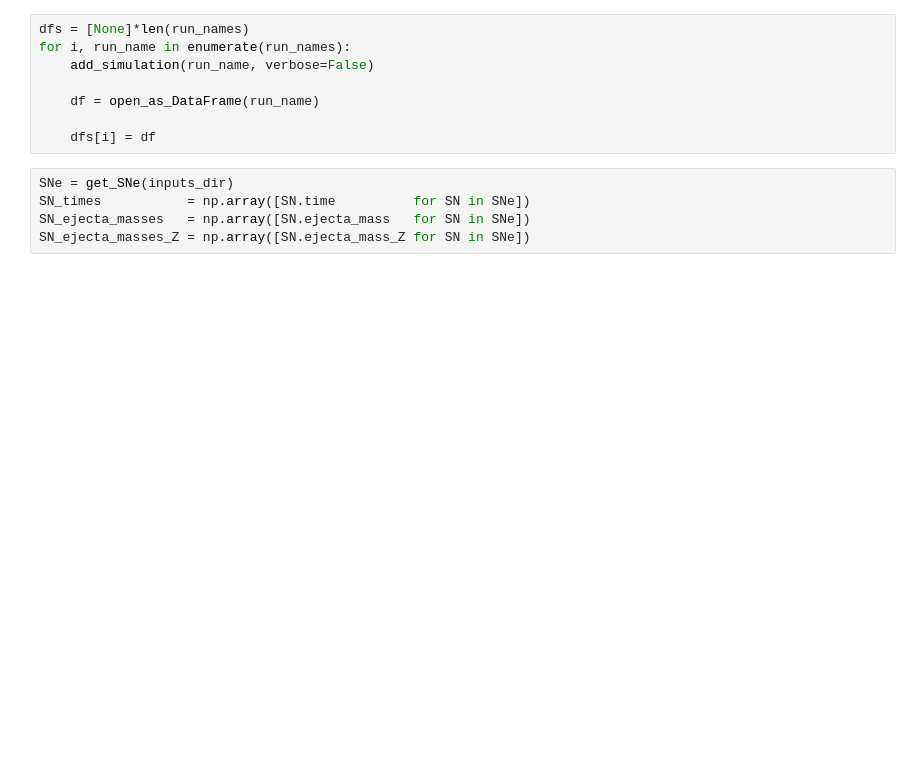
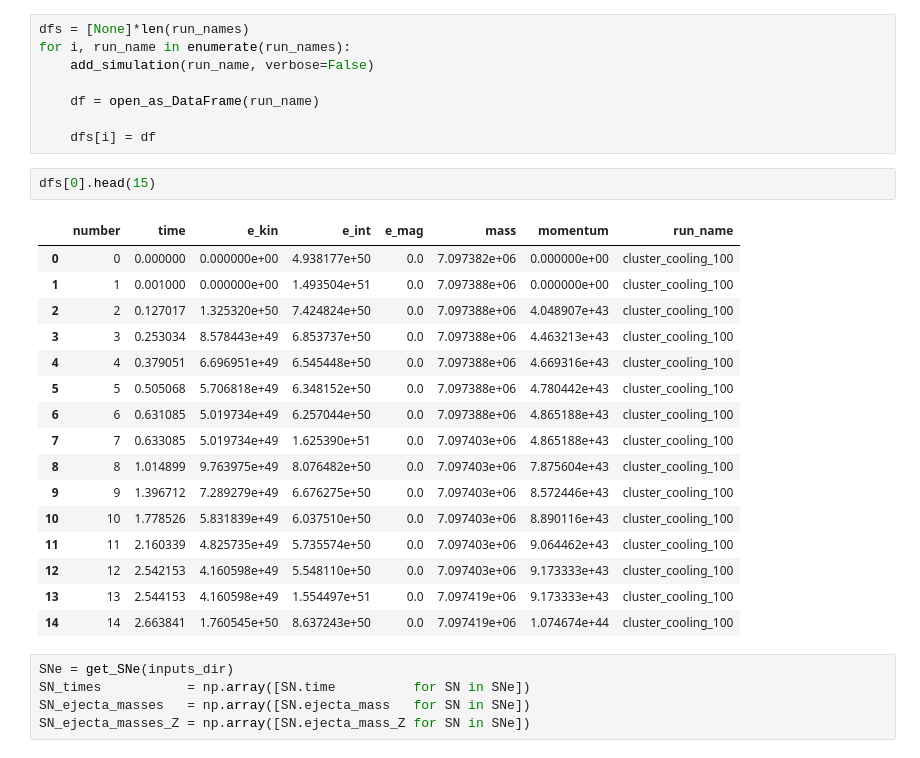
Before and after one commit to egentry/gizmo-clustered-SNe, a Jupyter notebook: scripts/plan_energy_content-earlier.ipynb, the cells around one changed output. Drawn from its saved outputs; the diff is of its cells as text; blank space fills up the shorter version.

```diff
--- a/scripts/plan_energy_content-earlier.ipynb
+++ b/scripts/plan_energy_content-earlier.ipynb
@@ -105,6 +105,25 @@ for i, run_name in enumerate(run_names):
     df = open_as_DataFrame(run_name)
 
     dfs[i] = df
+# %%
+dfs[0].head(15)
+# %% [output]
+|  | number | time | e_kin | e_int | e_mag | mass | momentum | run_name |
+| 0 | 0 | 0.000000 | 0.000000e+00 | 4.938177e+50 | 0.0 | 7.097382e+06 | 0.000000e+00 | cluster_cooling_100 |
+| 1 | 1 | 0.001000 | 0.000000e+00 | 1.493504e+51 | 0.0 | 7.097388e+06 | 0.000000e+00 | cluster_cooling_100 |
+| 2 | 2 | 0.127017 | 1.325320e+50 | 7.424824e+50 | 0.0 | 7.097388e+06 | 4.048907e+43 | cluster_cooling_100 |
+| 3 | 3 | 0.253034 | 8.578443e+49 | 6.853737e+50 | 0.0 | 7.097388e+06 | 4.463213e+43 | cluster_cooling_100 |
+| 4 | 4 | 0.379051 | 6.696951e+49 | 6.545448e+50 | 0.0 | 7.097388e+06 | 4.669316e+43 | cluster_cooling_100 |
+| 5 | 5 | 0.505068 | 5.706818e+49 | 6.348152e+50 | 0.0 | 7.097388e+06 | 4.780442e+43 | cluster_cooling_100 |
+| 6 | 6 | 0.631085 | 5.019734e+49 | 6.257044e+50 | 0.0 | 7.097388e+06 | 4.865188e+43 | cluster_cooling_100 |
+| 7 | 7 | 0.633085 | 5.019734e+49 | 1.625390e+51 | 0.0 | 7.097403e+06 | 4.865188e+43 | cluster_cooling_100 |
+| 8 | 8 | 1.014899 | 9.763975e+49 | 8.076482e+50 | 0.0 | 7.097403e+06 | 7.875604e+43 | cluster_cooling_100 |
+| 9 | 9 | 1.396712 | 7.289279e+49 | 6.676275e+50 | 0.0 | 7.097403e+06 | 8.572446e+43 | cluster_cooling_100 |
+| 10 | 10 | 1.778526 | 5.831839e+49 | 6.037510e+50 | 0.0 | 7.097403e+06 | 8.890116e+43 | cluster_cooling_100 |
+| 11 | 11 | 2.160339 | 4.825735e+49 | 5.735574e+50 | 0.0 | 7.097403e+06 | 9.064462e+43 | cluster_cooling_100 |
+| 12 | 12 | 2.542153 | 4.160598e+49 | 5.548110e+50 | 0.0 | 7.097403e+06 | 9.173333e+43 | cluster_cooling_100 |
+| 13 | 13 | 2.544153 | 4.160598e+49 | 1.554497e+51 | 0.0 | 7.097419e+06 | 9.173333e+43 | cluster_cooling_100 |
+| 14 | 14 | 2.663841 | 1.760545e+50 | 8.637243e+50 | 0.0 | 7.097419e+06 | 1.074674e+44 | cluster_cooling_100 |
 # %%
 SNe = get_SNe(inputs_dir)
 SN_times           = np.array([SN.time          for SN in SNe])
```
Also changed, not shown: parts of 2 cells of this notebook, 6 other files.
